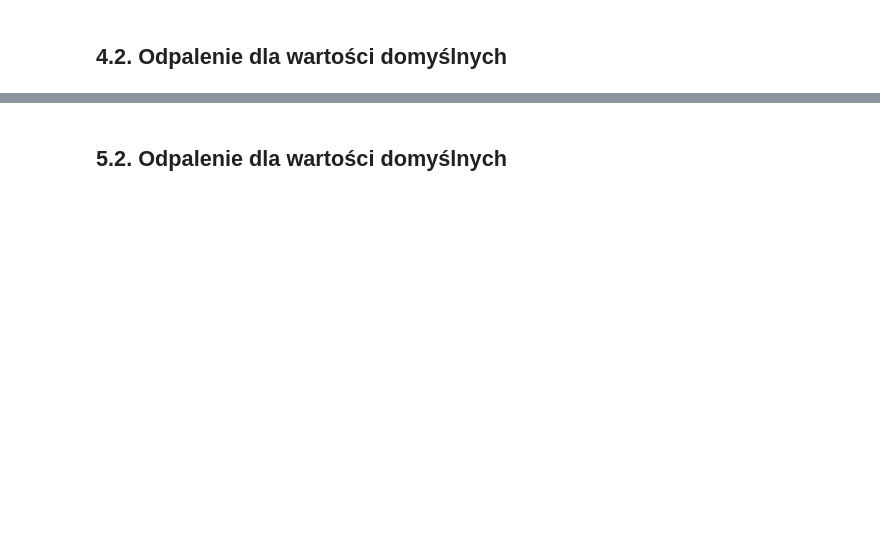
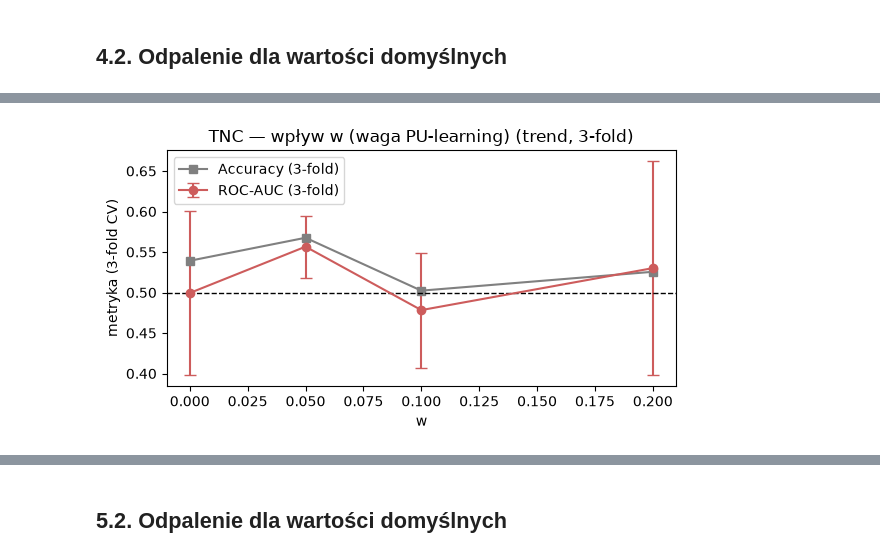
Before and after one commit to Filpus/Alzheimer-classifier, a Jupyter notebook: notebooks/Final_Report.ipynb, the cells around one changed output, grey strips where cells are left out. Saved outputs shown, nothing was run; the diff lists cells and outputs as text; code cells hidden in the pictures; blank space fills up the shorter version.

```diff
--- a/notebooks/Final_Report.ipynb
+++ b/notebooks/Final_Report.ipynb
@@ -340,0 +420,4 @@ tnc_rs
+# %%
+tnc_hp_w_df = hp_study(lambda C, T, **p: TNCModel(C, T, **p),
+                       'w', [0.0, 0.05, 0.1, 0.2], {'neighbor_range': 3, 'num_samples': 5}, 'tnc_hp_w.csv')
+tnc_hp_w_df
@@ -340,0 +431,10 @@ tnc_rs
+# %%
+plt.figure(figsize=(6, 3.3))
+plt.errorbar(tnc_hp_w_df['w'], tnc_hp_w_df['ROC-AUC'], yerr=tnc_hp_w_df['ROC-AUC_std'],
+             marker='o', color='indianred', capsize=4, label='ROC-AUC (3-fold)')
+plt.plot(tnc_hp_w_df['w'], tnc_hp_w_df['Accuracy'], marker='s', color='gray', label='Accuracy (3-fold)')
+plt.axhline(0.5, ls='--', c='k', lw=1)
+plt.title('TNC - wpływ w (waga PU-learning) (trend, 3-fold)'); plt.xlabel('w'); plt.ylabel('metryka (3-fold CV)')
+plt.legend(); plt.tight_layout(); plt.show()
+# %% [output]
+[figure, added]
```
Also changed, not shown: parts of 49 cells of this notebook, 24 other files.
